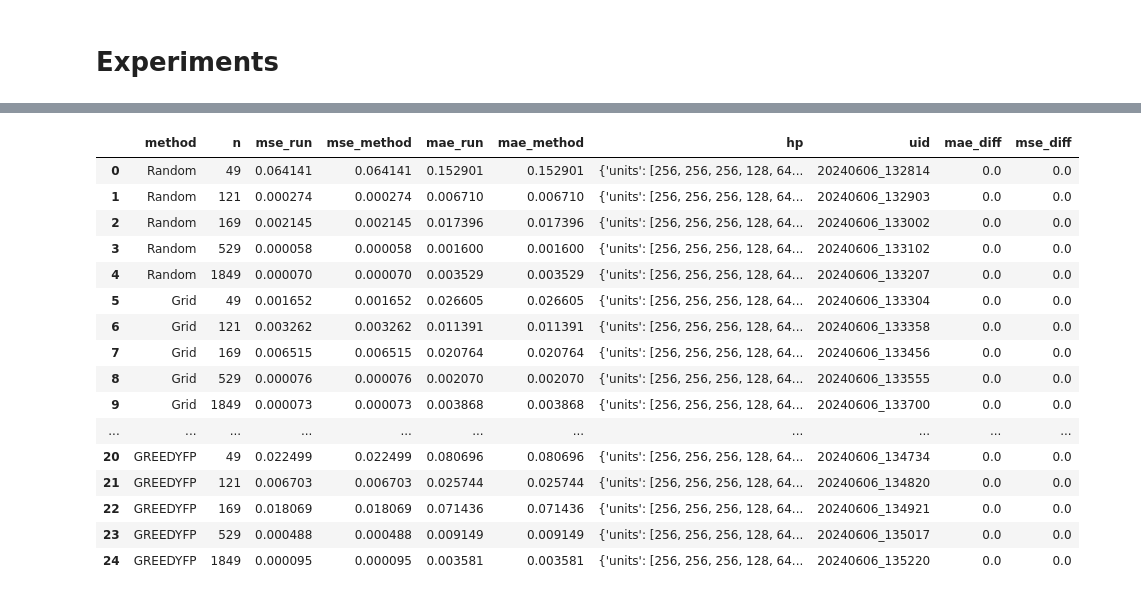
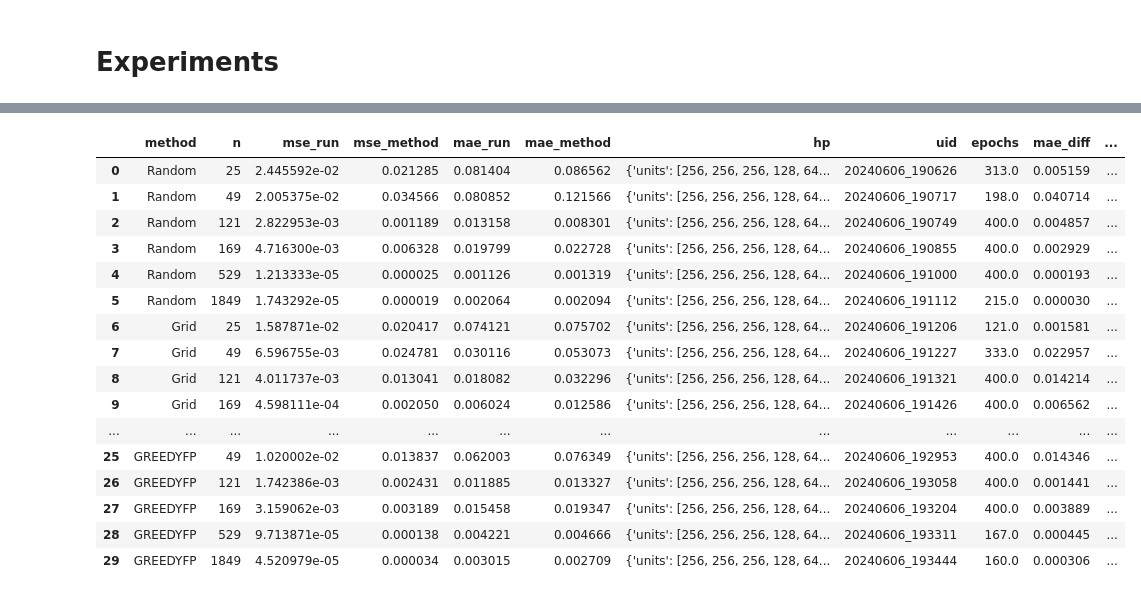
Before and after one commit to darkraisisi/sampling_hillslope_surrogate, a Jupyter notebook: experiments.ipynb, the cells around one changed output, grey strips where cells are left out. Saved outputs shown, nothing was run; the diff lists cells and outputs as text; code cells hidden in the pictures.

```diff
--- a/experiments.ipynb
+++ b/experiments.ipynb
@@ -435,18 +434,19 @@ def experiment(sampling_methods, n_requested_samples, ranges, hyper_parameters):
     n_samples = [prime**2 for prime in primes]
     g = 1.76
 
-    n_eval = 10**6
+    n_eval = 10**4
     D_true, B_true = Random.sample_stack(ranges, n_eval)
     true_dB_dt, true_dD_dt = mm.step(B_true, D_true, g, warm_up=0)
     # The same across all current experiments
     X_true = np.column_stack((B_true.flatten(), D_true.flatten(), np.repeat(g, (n_eval))))
     y_true = np.column_stack((true_dB_dt.flatten(), true_dD_dt.flatten()))
+    X_true, X_val, y_true, y_val = train_test_split(X_true, y_true, test_size=0.5, shuffle=True, random_state=random_state)
 
     for method in sampling_methods:
         for i, n in enumerate(n_samples):
             method_name = str(method.__name__)
             # if applicable 10 refreshes per sample size
-            refresh_max = int(n/10)
+            refresh_max = int(n/10) if int(n/10) > 5 else 5
 
             D_points, B_points = method.sample_stack(ranges, n, random_state=random_state, refresh_count=refresh_max, scale=2)
             train_dB_dt, train_dD_dt = mm.step(B_points, D_points, g)
@@ -454,8 +454,7 @@ def experiment(sampling_methods, n_requested_samples, ranges, hyper_parameters):
             y = np.column_stack([train_dB_dt.flatten(), train_dD_dt.flatten()])
             print(method_name, n, X.shape)
 
-            X_train, X_test, y_train, y_test = train_test_split(X, y, test_size=0.4, shuffle=True, random_state=random_state)
-            X_val, X_test, y_val, y_test = train_test_split(X_test, y_test, test_size=0.5, shuffle=True, random_state=random_state)
+            X_train, X_test, y_train, y_test = train_test_split(X, y, test_size=0.25, shuffle=True, random_state=random_state)
 
             NN = neural_network.NeuralNetwork(hyper_parameters)
             NN.train(X_train, y_train, X_val, y_val, verbose=False)
@@ -472,6 +471,7 @@ def experiment(sampling_methods, n_requested_samples, ranges, hyper_parameters):
                 'mae_method': mean_absolute_error(y_test, y_test_pred),
                 'hp': hyper_parameters,
                 'uid': NN.uid,
+                'epochs': len(NN.history.history['loss'])
             }])
             results = pd.concat([results, new_row], ignore_index=True)
 
@@ -521,27 +513,28 @@ Successfully completed Neural Network training.
 #     hist = neural_network.load_history(uid)
 #     neural_network.plot_history(hist)
 # %%
-results['mae_diff'] = np.abs(results['mae_method'] - results['mae_run'])
-results['mse_diff'] = np.abs(results['mse_method'] - results['mse_run'])
-results
+df = results.copy(deep=True)
+df['mae_diff'] = np.abs(df['mae_method'] - df['mae_run'])
+df['mse_diff'] = np.abs(df['mse_method'] - df['mse_run'])
+df
 # %% [output]
-|  | method | n | mse_run | mse_method | mae_run | mae_method | hp | uid | mae_diff | mse_diff |
-| 0 | Random | 49 | 0.064141 | 0.064141 | 0.152901 | 0.152901 | {'units': [256, 256, 256, 128, 64... | 20240606_132814 | 0.0 | 0.0 |
-| 1 | Random | 121 | 0.000274 | 0.000274 | 0.006710 | 0.006710 | {'units': [256, 256, 256, 128, 64... | 20240606_132903 | 0.0 | 0.0 |
-| 2 | Random | 169 | 0.002145 | 0.002145 | 0.017396 | 0.017396 | {'units': [256, 256, 256, 128, 64... | 20240606_133002 | 0.0 | 0.0 |
-| 3 | Random | 529 | 0.000058 | 0.000058 | 0.001600 | 0.001600 | {'units': [256, 256, 256, 128, 64... | 20240606_133102 | 0.0 | 0.0 |
-| 4 | Random | 1849 | 0.000070 | 0.000070 | 0.003529 | 0.003529 | {'units': [256, 256, 256, 128, 64... | 20240606_133207 | 0.0 | 0.0 |
-| 5 | Grid | 49 | 0.001652 | 0.001652 | 0.026605 | 0.026605 | {'units': [256, 256, 256, 128, 64... | 20240606_133304 | 0.0 | 0.0 |
-| 6 | Grid | 121 | 0.003262 | 0.003262 | 0.011391 | 0.011391 | {'units': [256, 256, 256, 128, 64... | 20240606_133358 | 0.0 | 0.0 |
-| 7 | Grid | 169 | 0.006515 | 0.006515 | 0.020764 | 0.020764 | {'units': [256, 256, 256, 128, 64... | 20240606_133456 | 0.0 | 0.0 |
-| 8 | Grid | 529 | 0.000076 | 0.000076 | 0.002070 | 0.002070 | {'units': [256, 256, 256, 128, 64... | 20240606_133555 | 0.0 | 0.0 |
-| 9 | Grid | 1849 | 0.000073 | 0.000073 | 0.003868 | 0.003868 | {'units': [256, 256, 256, 128, 64... | 20240606_133700 | 0.0 | 0.0 |
-| ... | ... | ... | ... | ... | ... | ... | ... | ... | ... | ... |
-| 20 | GREEDYFP | 49 | 0.022499 | 0.022499 | 0.080696 | 0.080696 | {'units': [256, 256, 256, 128, 64... | 20240606_134734 | 0.0 | 0.0 |
-| 21 | GREEDYFP | 121 | 0.006703 | 0.006703 | 0.025744 | 0.025744 | {'units': [256, 256, 256, 128, 64... | 20240606_134820 | 0.0 | 0.0 |
-| 22 | GREEDYFP | 169 | 0.018069 | 0.018069 | 0.071436 | 0.071436 | {'units': [256, 256, 256, 128, 64... | 20240606_134921 | 0.0 | 0.0 |
-| 23 | GREEDYFP | 529 | 0.000488 | 0.000488 | 0.009149 | 0.009149 | {'units': [256, 256, 256, 128, 64... | 20240606_135017 | 0.0 | 0.0 |
-| 24 | GREEDYFP | 1849 | 0.000095 | 0.000095 | 0.003581 | 0.003581 | {'units': [256, 256, 256, 128, 64... | 20240606_135220 | 0.0 | 0.0 |
+|  | method | n | mse_run | mse_method | mae_run | mae_method | hp | uid | epochs | mae_diff | ... |
+| 0 | Random | 25 | 2.445592e-02 | 0.021285 | 0.081404 | 0.086562 | {'units': [256, 256, 256, 128, 64... | 20240606_190626 | 313.0 | 0.005159 | ... |
+| 1 | Random | 49 | 2.005375e-02 | 0.034566 | 0.080852 | 0.121566 | {'units': [256, 256, 256, 128, 64... | 20240606_190717 | 198.0 | 0.040714 | ... |
+| 2 | Random | 121 | 2.822953e-03 | 0.001189 | 0.013158 | 0.008301 | {'units': [256, 256, 256, 128, 64... | 20240606_190749 | 400.0 | 0.004857 | ... |
+| 3 | Random | 169 | 4.716300e-03 | 0.006328 | 0.019799 | 0.022728 | {'units': [256, 256, 256, 128, 64... | 20240606_190855 | 400.0 | 0.002929 | ... |
+| 4 | Random | 529 | 1.213333e-05 | 0.000025 | 0.001126 | 0.001319 | {'units': [256, 256, 256, 128, 64... | 20240606_191000 | 400.0 | 0.000193 | ... |
+| 5 | Random | 1849 | 1.743292e-05 | 0.000019 | 0.002064 | 0.002094 | {'units': [256, 256, 256, 128, 64... | 20240606_191112 | 215.0 | 0.000030 | ... |
+| 6 | Grid | 25 | 1.587871e-02 | 0.020417 | 0.074121 | 0.075702 | {'units': [256, 256, 256, 128, 64... | 20240606_191206 | 121.0 | 0.001581 | ... |
+| 7 | Grid | 49 | 6.596755e-03 | 0.024781 | 0.030116 | 0.053073 | {'units': [256, 256, 256, 128, 64... | 20240606_191227 | 333.0 | 0.022957 | ... |
+| 8 | Grid | 121 | 4.011737e-03 | 0.013041 | 0.018082 | 0.032296 | {'units': [256, 256, 256, 128, 64... | 20240606_191321 | 400.0 | 0.014214 | ... |
+| 9 | Grid | 169 | 4.598111e-04 | 0.002050 | 0.006024 | 0.012586 | {'units': [256, 256, 256, 128, 64... | 20240606_191426 | 400.0 | 0.006562 | ... |
+| ... | ... | ... | ... | ... | ... | ... | ... | ... | ... | ... | ... |
+| 25 | GREEDYFP | 49 | 1.020002e-02 | 0.013837 | 0.062003 | 0.076349 | {'units': [256, 256, 256, 128, 64... | 20240606_192953 | 400.0 | 0.014346 | ... |
+| 26 | GREEDYFP | 121 | 1.742386e-03 | 0.002431 | 0.011885 | 0.013327 | {'units': [256, 256, 256, 128, 64... | 20240606_193058 | 400.0 | 0.001441 | ... |
+| 27 | GREEDYFP | 169 | 3.159062e-03 | 0.003189 | 0.015458 | 0.019347 | {'units': [256, 256, 256, 128, 64... | 20240606_193204 | 400.0 | 0.003889 | ... |
+| 28 | GREEDYFP | 529 | 9.713871e-05 | 0.000138 | 0.004221 | 0.004666 | {'units': [256, 256, 256, 128, 64... | 20240606_193311 | 167.0 | 0.000445 | ... |
+| 29 | GREEDYFP | 1849 | 4.520979e-05 | 0.000034 | 0.003015 | 0.002709 | {'units': [256, 256, 256, 128, 64... | 20240606_193444 | 160.0 | 0.000306 | ... |
 # %%
 # uids = results[results['method'] == 'OrtogonalLatinHyperCube\'>']['uid'].values
 # for uid in uids:
```
Also changed, not shown: parts of 5 cells of this notebook, 2 other files.
